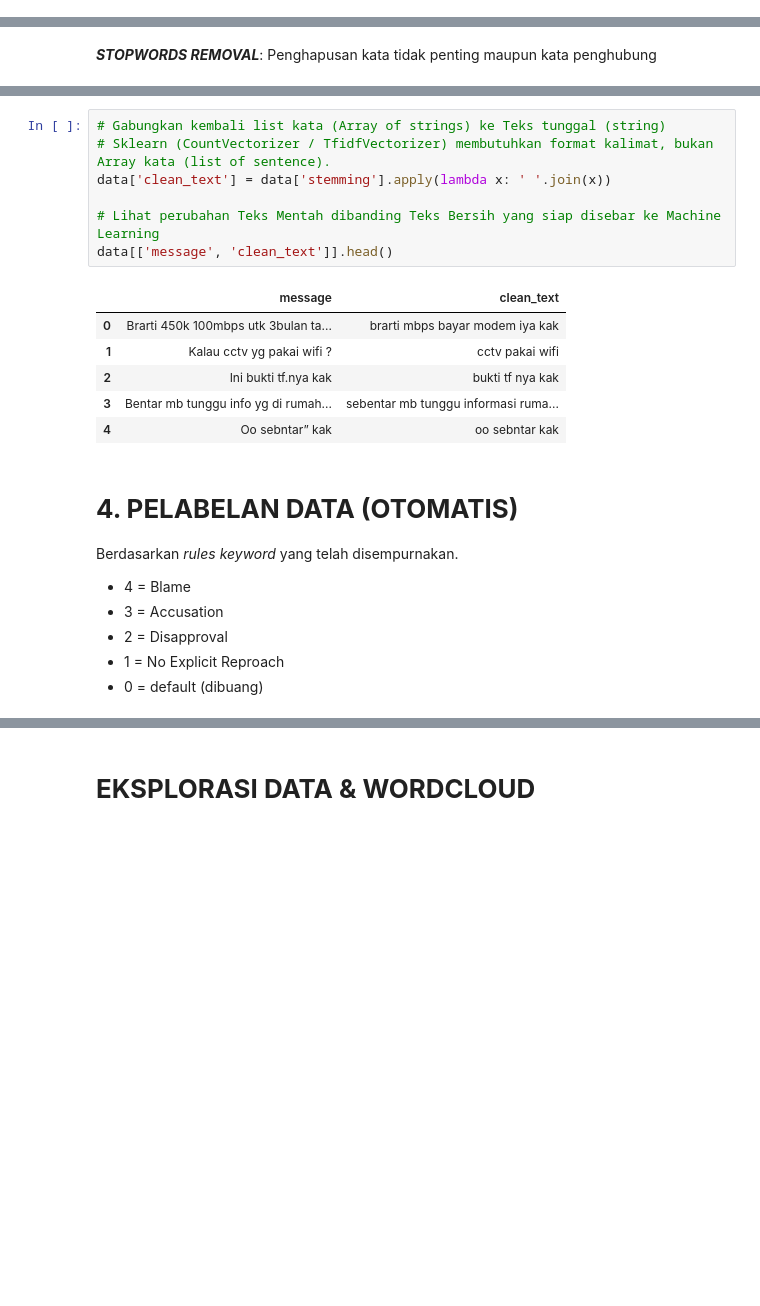
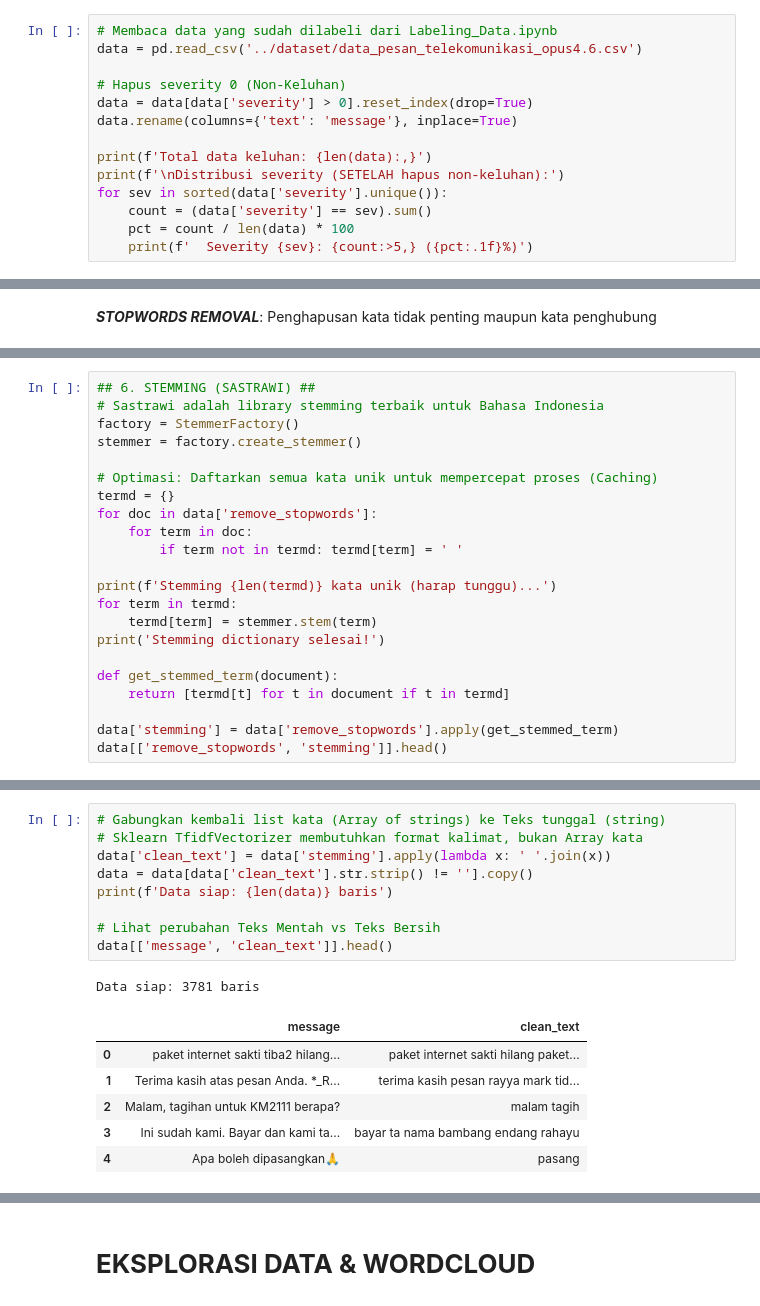
Before and after one commit to Fyodor-DOs/customer-churn-prediction, a Jupyter notebook: notebook/NLP_Pipeline.ipynb, the cells around one changed output, grey strips where cells are left out. Saved outputs shown, nothing was run; the diff lists cells and outputs as text; blank space fills up the shorter version.

```diff
--- a/notebook/NLP_Pipeline.ipynb
+++ b/notebook/NLP_Pipeline.ipynb
@@ -45,0 +31,14 @@ Total baris awal: 25592
+# %%
+# Membaca data yang sudah dilabeli dari Labeling_Data.ipynb
+data = pd.read_csv('../dataset/data_pesan_telekomunikasi_opus4.6.csv')
+
+# Hapus severity 0 (Non-Keluhan)
+data = data[data['severity'] > 0].reset_index(drop=True)
+data.rename(columns={'text': 'message'}, inplace=True)
+
+print(f'Total data keluhan: {len(data):,}')
+print(f'\nDistribusi severity (SETELAH hapus non-keluhan):')
+for sev in sorted(data['severity'].unique()):
+    count = (data['severity'] == sev).sum()
+    pct = count / len(data) * 100
+    print(f'  Severity {sev}: {count:>5,} ({pct:.1f}%)')
@@ -312,0 +245,22 @@ Jumlah term total yang akan disederhanakan: 7337
+# %%
+## 6. STEMMING (SASTRAWI) ##
+# Sastrawi adalah library stemming terbaik untuk Bahasa Indonesia
+factory = StemmerFactory()
+stemmer = factory.create_stemmer()
+
+# Optimasi: Daftarkan semua kata unik untuk mempercepat proses (Caching)
+termd = {}
+for doc in data['remove_stopwords']:
+    for term in doc:
+        if term not in termd: termd[term] = ' '
+
+print(f'Stemming {len(termd)} kata unik (harap tunggu)...')
+for term in termd:
+    termd[term] = stemmer.stem(term)
+print('Stemming dictionary selesai!')
+
+def get_stemmed_term(document):
+    return [termd[t] for t in document if t in termd]
+
+data['stemming'] = data['remove_stopwords'].apply(get_stemmed_term)
+data[['remove_stopwords', 'stemming']].head()
@@ -313,22 +276,17 @@ Jumlah term total yang akan disederhanakan: 7337
 # %%
 # Gabungkan kembali list kata (Array of strings) ke Teks tunggal (string)
-# Sklearn (CountVectorizer / TfidfVectorizer) membutuhkan format kalimat, bukan Array kata (list of sentence).
+# Sklearn TfidfVectorizer membutuhkan format kalimat, bukan Array kata
 data['clean_text'] = data['stemming'].apply(lambda x: ' '.join(x))
+data = data[data['clean_text'].str.strip() != ''].copy()
+print(f'Data siap: {len(data)} baris')
 
-# Lihat perubahan Teks Mentah dibanding Teks Bersih yang siap disebar ke Machine Learning
+# Lihat perubahan Teks Mentah vs Teks Bersih
 data[['message', 'clean_text']].head()
 # %% [output]
+Data siap: 3781 baris
 |  | message | clean_text |
-| 0 | Brarti 450k 100mbps utk 3bulan ta... | brarti mbps bayar modem iya kak |
-| 1 | Kalau cctv yg pakai wifi ? | cctv pakai wifi |
-| 2 | Ini bukti tf.nya kak | bukti tf nya kak |
-| 3 | Bentar mb tunggu info yg di rumah... | sebentar mb tunggu informasi ruma... |
-| 4 | Oo sebntar” kak | oo sebntar kak |
+| 0 | paket internet sakti tiba2 hilang... | paket internet sakti hilang paket... |
+| 1 | Terima kasih atas pesan Anda. *_R... | terima kasih pesan rayya mark tid... |
+| 2 | Malam, tagihan untuk KM2111 berapa? | malam tagih |
+| 3 | Ini sudah kami. Bayar dan kami ta... | bayar ta nama bambang endang rahayu |
+| 4 | Apa boleh dipasangkan🙏 | pasang |
-# %% [markdown]
-# **4. PELABELAN DATA (OTOMATIS)**
-Berdasarkan *rules keyword* yang telah disempurnakan.
-* 4 = Blame
-* 3 = Accusation
-* 2 = Disapproval
-* 1 = No Explicit Reproach
-* 0 = default (dibuang)
```
Also changed, not shown: parts of 42 cells of this notebook, 1 other file.
